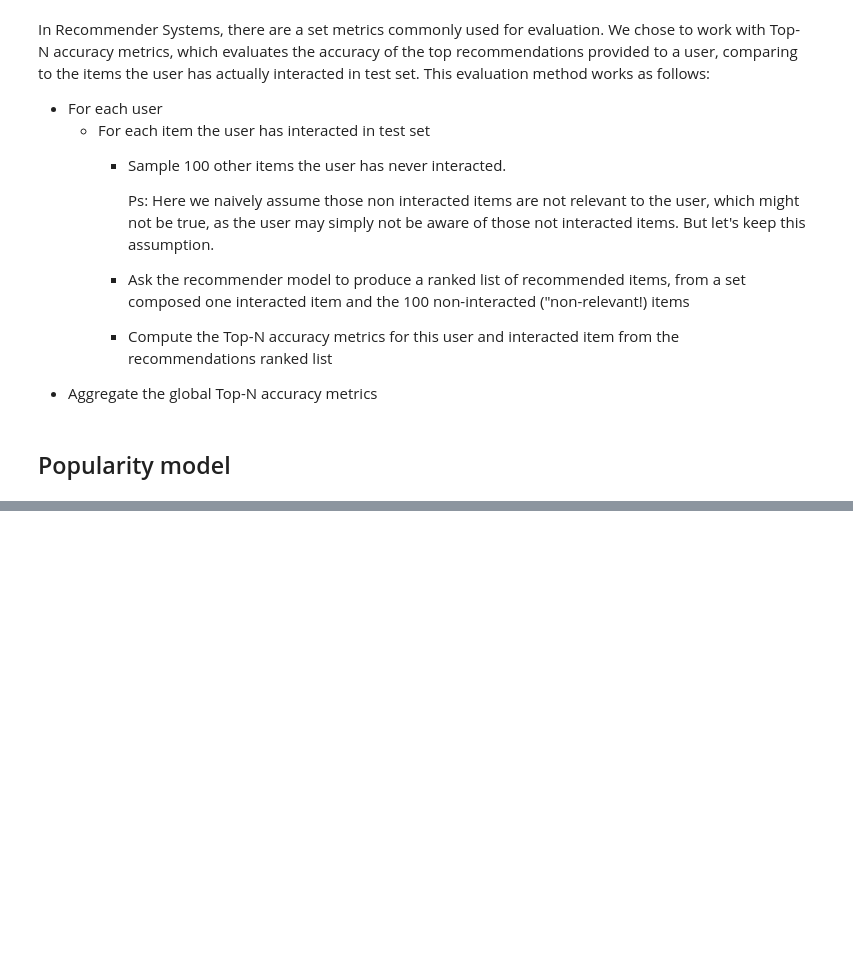
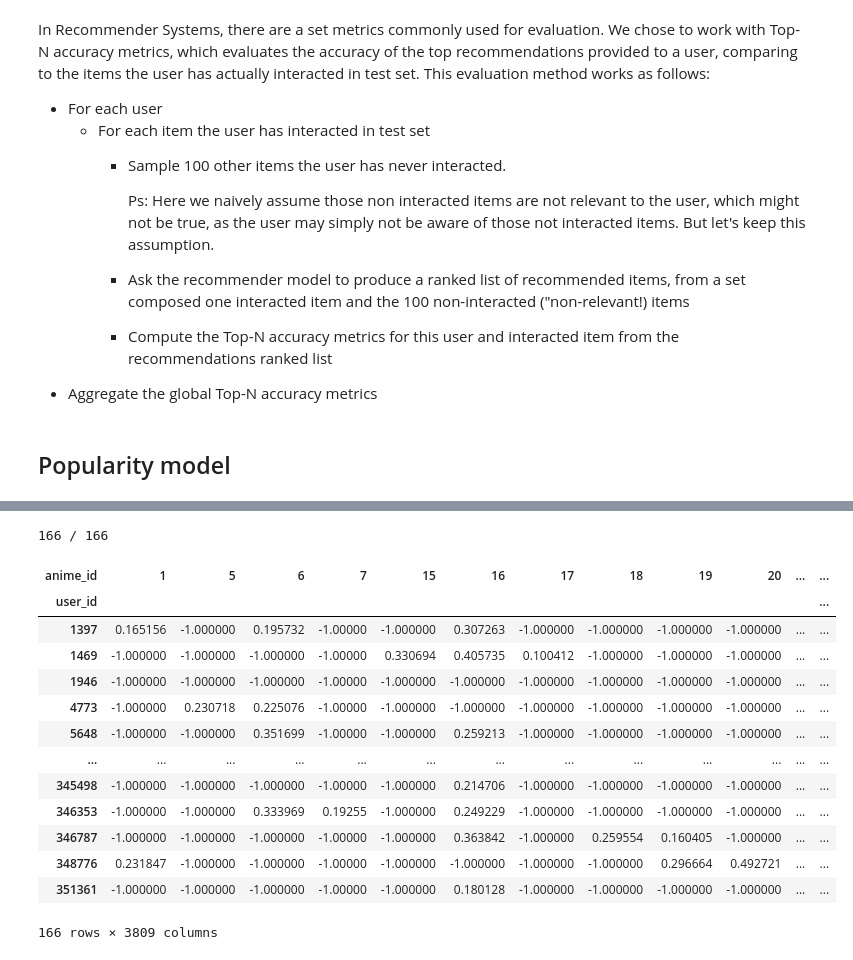
Before and after one commit to JoaoRodrigo99/AI---DM-ML, a Jupyter notebook: JR/anime_ratings__RS_101.ipynb, the cells around one changed output, grey strips where cells are left out. Cells and saved outputs as stored; diff of their text form; code cells hidden in the pictures; blank space fills up the shorter version.

```diff
--- a/JR/anime_ratings__RS_101.ipynb
+++ b/JR/anime_ratings__RS_101.ipynb
@@ -248,0 +664,44 @@ pop_detailed_results_df.head(10)
+# %%
+from IPython.display import clear_output, display
+# make prediction dataframe
+user_corr.index.tolist()[:5]
+progress = 0
+
+# for each user
+for user_id in user_corr.index.tolist():
+    # top 10 similar users
+    similar_users = user_corr[user_id].sort_values(ascending=False)[1:10+1].index.tolist()
+    # for each anime user didn't watch
+    for anime_id in user_anime_df.transpose()[user_anime_df.transpose()[user_id] == 0].index.tolist():
+        total = 0
+        count = 0
+        # If user didn't rate that anime we don't him to predict the rating based on his value
+        for user in similar_users:
+            if( user_anime_df[anime_id][user] != 0):
+                total += user_item_matrix[anime_id][user] * user_corr[user][user_id]
+                count +=1
+        if(count != 0):
+            user_pred_ratings[anime_id][user_id] = total/count
+    progress += 1
+    clear_output(wait=True)
+    print(progress, "/", len(user_corr.index.tolist()))
+
+
+
+user_pred_ratings
+# %% [output]
+166 / 166
+| anime_id | 1 | 5 | 6 | 7 | 15 | 16 | 17 | 18 | 19 | 20 | ... | ... |
+| user_id |  |  |  |  |  |  |  |  |  |  |  | ... |
+| 1397 | 0.165156 | -1.000000 | 0.195732 | -1.00000 | -1.000000 | 0.307263 | -1.000000 | -1.000000 | -1.000000 | -1.000000 | ... | ... |
+| 1469 | -1.000000 | -1.000000 | -1.000000 | -1.00000 | 0.330694 | 0.405735 | 0.100412 | -1.000000 | -1.000000 | -1.000000 | ... | ... |
+| 1946 | -1.000000 | -1.000000 | -1.000000 | -1.00000 | -1.000000 | -1.000000 | -1.000000 | -1.000000 | -1.000000 | -1.000000 | ... | ... |
+| 4773 | -1.000000 | 0.230718 | 0.225076 | -1.00000 | -1.000000 | -1.000000 | -1.000000 | -1.000000 | -1.000000 | -1.000000 | ... | ... |
+| 5648 | -1.000000 | -1.000000 | 0.351699 | -1.00000 | -1.000000 | 0.259213 | -1.000000 | -1.000000 | -1.000000 | -1.000000 | ... | ... |
+| ... | ... | ... | ... | ... | ... | ... | ... | ... | ... | ... | ... | ... |
+| 345498 | -1.000000 | -1.000000 | -1.000000 | -1.00000 | -1.000000 | 0.214706 | -1.000000 | -1.000000 | -1.000000 | -1.000000 | ... | ... |
+| 346353 | -1.000000 | -1.000000 | 0.333969 | 0.19255 | -1.000000 | 0.249229 | -1.000000 | -1.000000 | -1.000000 | -1.000000 | ... | ... |
+| 346787 | -1.000000 | -1.000000 | -1.000000 | -1.00000 | -1.000000 | 0.363842 | -1.000000 | 0.259554 | 0.160405 | -1.000000 | ... | ... |
+| 348776 | 0.231847 | -1.000000 | -1.000000 | -1.00000 | -1.000000 | -1.000000 | -1.000000 | -1.000000 | 0.296664 | 0.492721 | ... | ... |
+| 351361 | -1.000000 | -1.000000 | -1.000000 | -1.00000 | -1.000000 | 0.180128 | -1.000000 | -1.000000 | -1.000000 | -1.000000 | ... | ... |
+166 rows × 3809 columns
```
Also changed, not shown: parts of 31 cells of this notebook, 1 other file.
